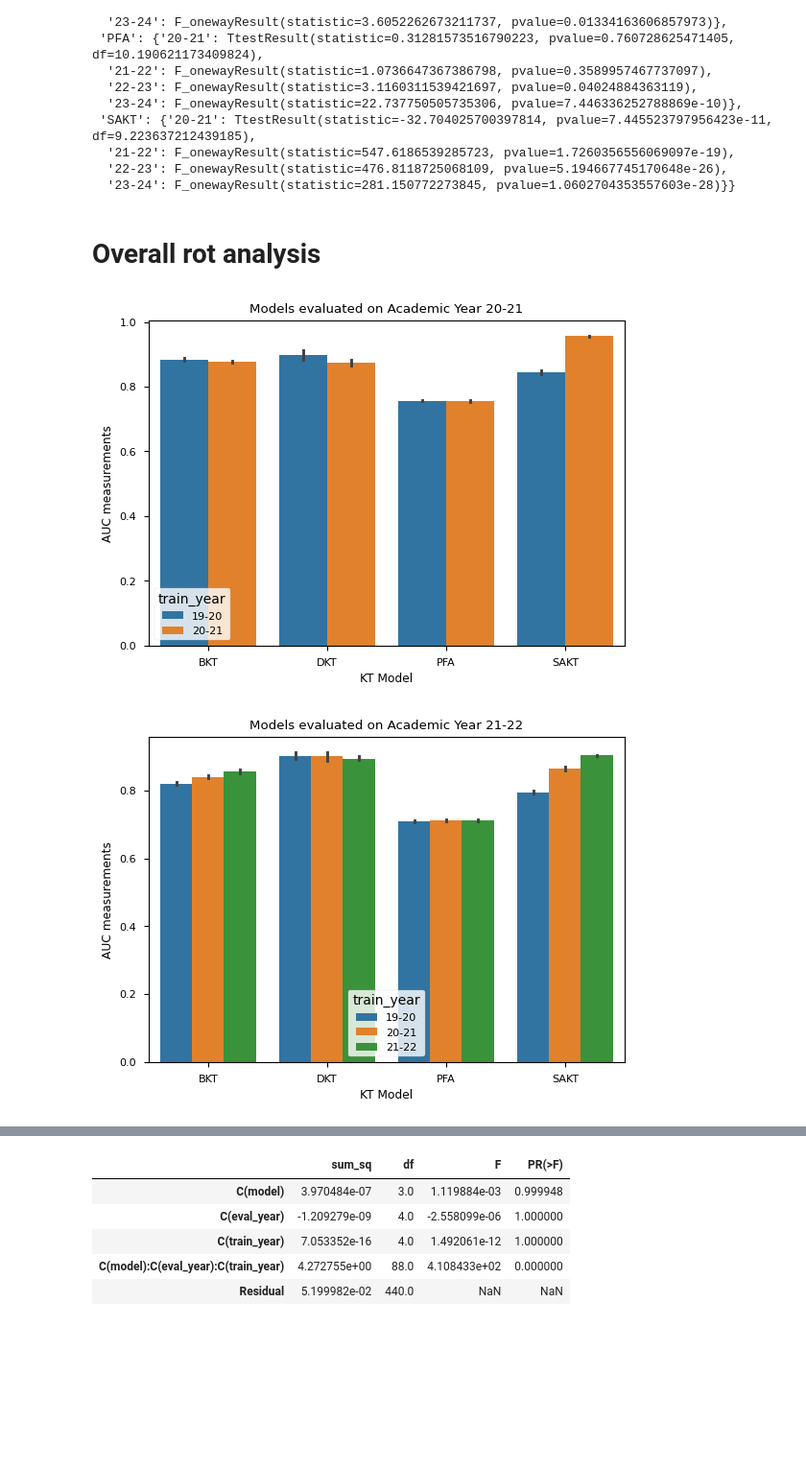
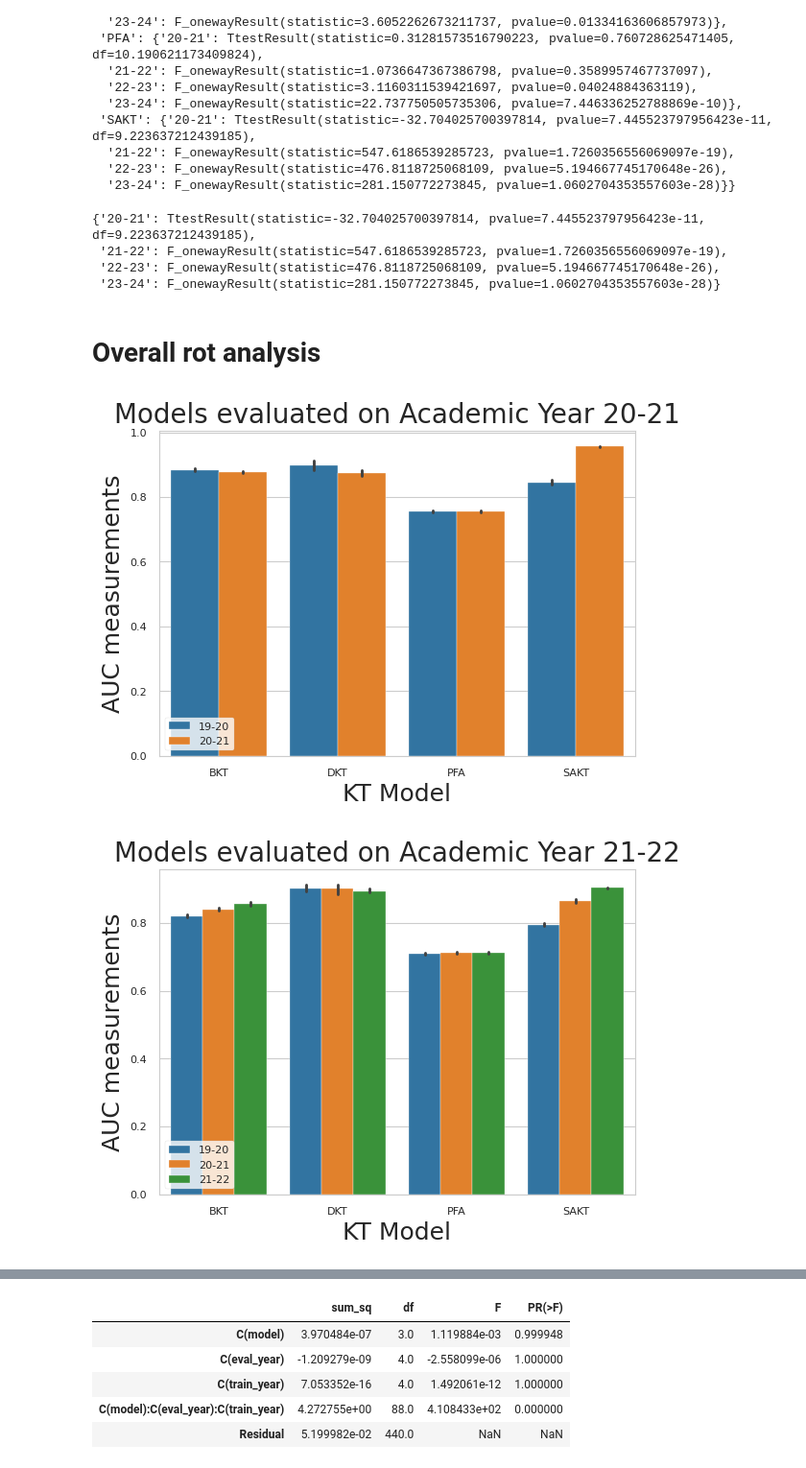
Before and after one commit to ASSISTments-IQP/LongitudinalKnowledgeTracing24, a Jupyter notebook: data_analysis.ipynb, the cells around one changed output, grey strips where cells are left out. Shown at 96% size. Saved outputs shown, nothing was run; the diff lists cells and outputs as text; code cells hidden in the pictures; blank space fills up the shorter version.

```diff
--- a/data_analysis.ipynb
+++ b/data_analysis.ipynb
@@ -256,6 +256,13 @@ model_test_results
   '21-22': F_onewayResult(statistic=547.6186539285723, pvalue=1.7260356556069097e-19),
   '22-23': F_onewayResult(statistic=476.8118725068109, pvalue=5.194667745170648e-26),
   '23-24': F_onewayResult(statistic=281.150772273845, pvalue=1.0602704353557603e-28)}}
+# %%
+model_test_results['SAKT']
+# %% [output]
+{'20-21': TtestResult(statistic=-32.704025700397814, pvalue=7.445523797956423e-11, df=9.223637212439185),
+ '21-22': F_onewayResult(statistic=547.6186539285723, pvalue=1.7260356556069097e-19),
+ '22-23': F_onewayResult(statistic=476.8118725068109, pvalue=5.194667745170648e-26),
+ '23-24': F_onewayResult(statistic=281.150772273845, pvalue=1.0602704353557603e-28)}
 # %% [markdown]
 # Overall rot analysis
 # %%
@@ -270,17 +277,19 @@ df = pd.DataFrame(biglist,columns=['model','eval_year','train_year','auc'])
 # %%
 import seaborn as sns
 eval_years = df.eval_year.unique()
 
 for y in eval_years:
 	subset = df[df['eval_year'] == y]
 	if y != '19-20':
 		sns.barplot(x=subset['model'],y=subset['auc'],hue=subset['train_year'])
+		plt.legend(loc='lower left')
 	else:
 		sns.barplot(x=subset['model'],y=subset['auc'])
-	plt.xlabel('KT Model')
-	plt.ylabel('AUC measurements')
-	plt.title(f'Models evaluated on Academic Year {y}')
+	plt.xlabel('KT Model',fontsize=18)
+	plt.ylabel('AUC measurements',fontsize=18)
+	plt.title(f'Models evaluated on Academic Year {y}',fontsize=20)
+
 	plt.show()
 # %% [output]
-[figure, old version]
+[figure, new version]
-[figure, old version]
+[figure, new version]
```
Also changed, not shown: parts of 2 cells of this notebook.
